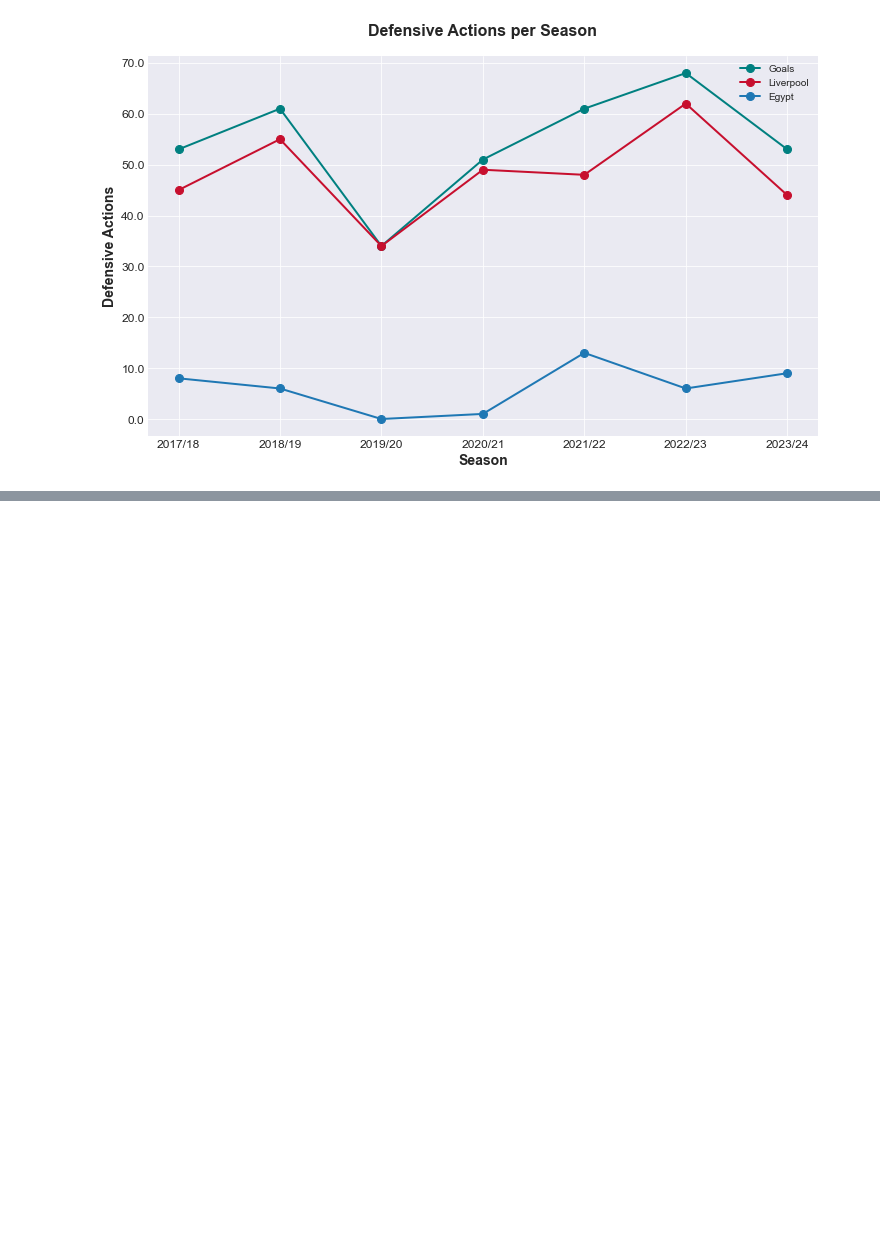
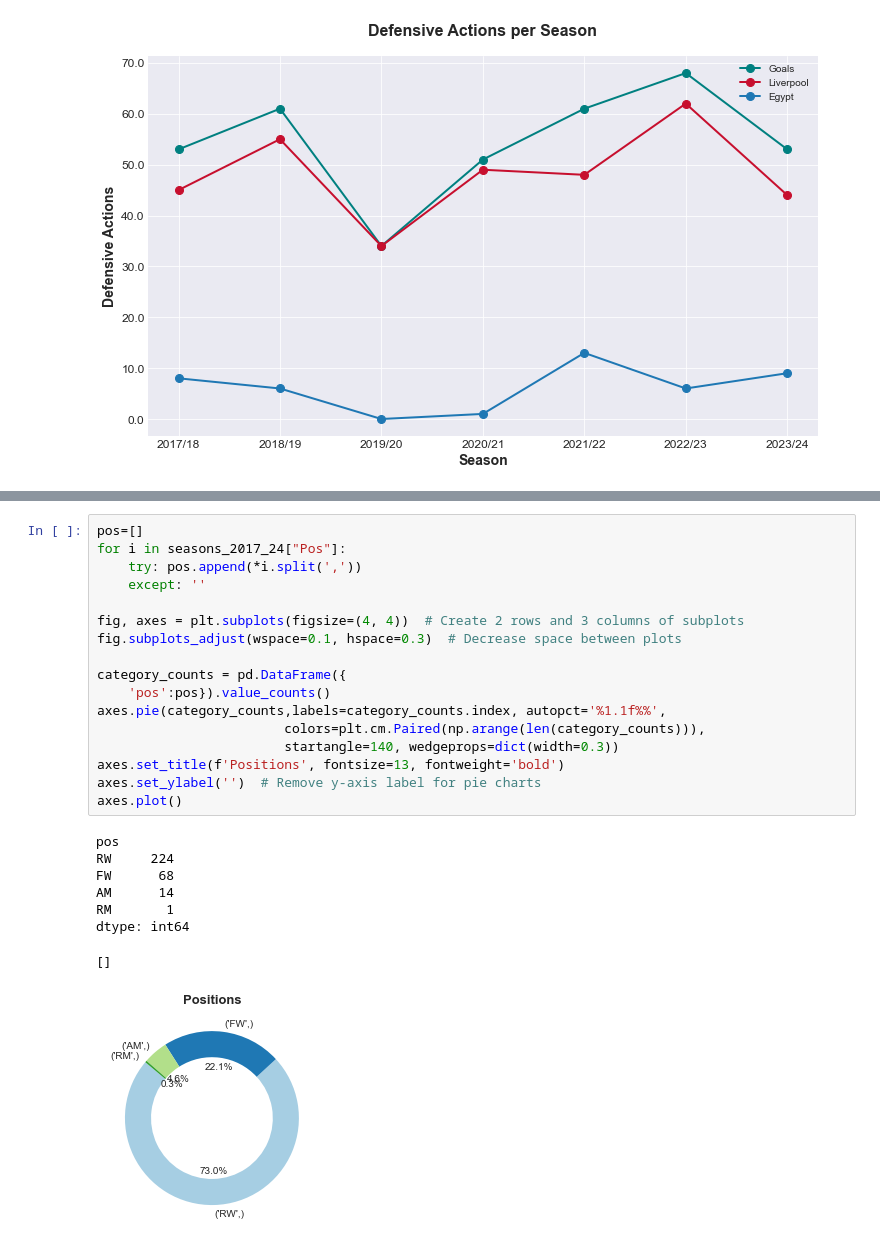
Before and after one commit to Mahmoud46/data_analytics_case_study_mohamed_salah, a Jupyter notebook: Code/analysis.ipynb, the cells around one changed output, grey strips where cells are left out. Cells and saved outputs as stored; diff of their text form; blank space fills up the shorter version.

```diff
--- a/Code/analysis.ipynb
+++ b/Code/analysis.ipynb
@@ -581,0 +597,26 @@ Text(0.5, 1.0, 'Defensive Actions per Season')
+# %%
+pos=[]
+for i in seasons_2017_24["Pos"]:
+    try: pos.append(*i.split(','))
+    except: ''
+
+fig, axes = plt.subplots(figsize=(4, 4))  # Create 2 rows and 3 columns of subplots
+fig.subplots_adjust(wspace=0.1, hspace=0.3)  # Decrease space between plots
+
+category_counts = pd.DataFrame({
+    'pos':pos}).value_counts()
+axes.pie(category_counts,labels=category_counts.index, autopct='%1.1f%%',
+                        colors=plt.cm.Paired(np.arange(len(category_counts))),
+                        startangle=140, wedgeprops=dict(width=0.3))
+axes.set_title(f'Positions', fontsize=13, fontweight='bold')
+axes.set_ylabel('')  # Remove y-axis label for pie charts
+axes.plot()
+# %% [output]
+pos
+RW     224
+FW      68
+AM      14
+RM       1
+dtype: int64
+[]
+[figure, added]
```
Also changed, not shown: parts of 1 cell of this notebook, 1 other file.
